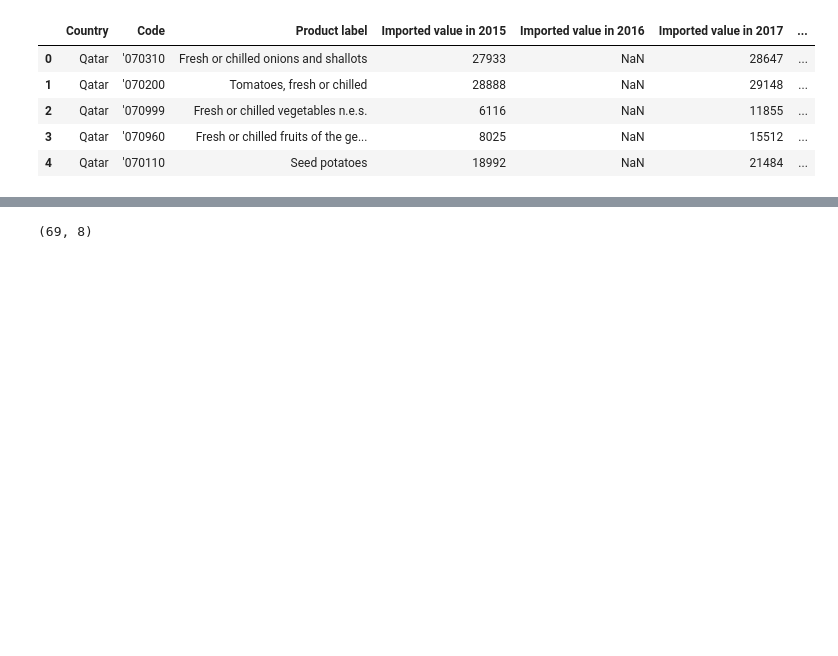
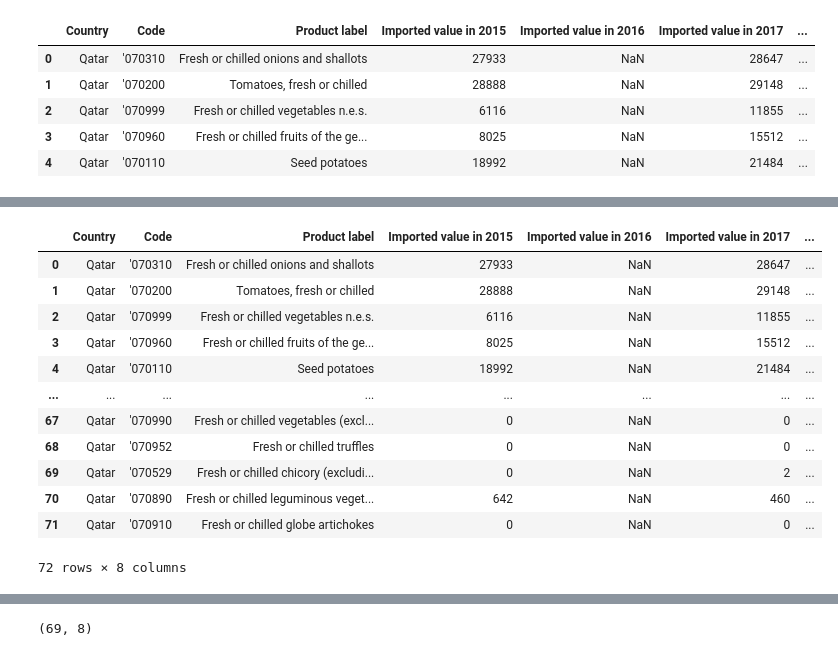
Before and after one commit to amindazad/GCC_Vegtables_Market, a Jupyter notebook: GCC_Vegetables_Market_Analysis.ipynb, the cells around one changed output, grey strips where cells are left out. Drawn from its saved outputs; the diff is of its cells as text; code cells hidden in the pictures; blank space fills up the shorter version.

Commit message:
Cleaned NaN Values

```diff
--- a/GCC_Vegetables_Market_Analysis.ipynb
+++ b/GCC_Vegetables_Market_Analysis.ipynb
@@ -46,0 +86,16 @@ Qatar.head()
+# %%
+Qatar[Qatar.isna().any(axis=1)]
+# %% [output]
+|  | Country | Code | Product label | Imported value in 2015 | Imported value in 2016 | Imported value in 2017 | ... |
+| 0 | Qatar | '070310 | Fresh or chilled onions and shallots | 27933 | NaN | 28647 | ... |
+| 1 | Qatar | '070200 | Tomatoes, fresh or chilled | 28888 | NaN | 29148 | ... |
+| 2 | Qatar | '070999 | Fresh or chilled vegetables n.e.s. | 6116 | NaN | 11855 | ... |
+| 3 | Qatar | '070960 | Fresh or chilled fruits of the ge... | 8025 | NaN | 15512 | ... |
+| 4 | Qatar | '070110 | Seed potatoes | 18992 | NaN | 21484 | ... |
+| ... | ... | ... | ... | ... | ... | ... | ... |
+| 67 | Qatar | '070990 | Fresh or chilled vegetables (excl... | 0 | NaN | 0 | ... |
+| 68 | Qatar | '070952 | Fresh or chilled truffles | 0 | NaN | 0 | ... |
+| 69 | Qatar | '070529 | Fresh or chilled chicory (excludi... | 0 | NaN | 2 | ... |
+| 70 | Qatar | '070890 | Fresh or chilled leguminous veget... | 642 | NaN | 460 | ... |
+| 71 | Qatar | '070910 | Fresh or chilled globe artichokes | 0 | NaN | 0 | ... |
+72 rows × 8 columns
```
Also changed, not shown: parts of 14 cells of this notebook.
